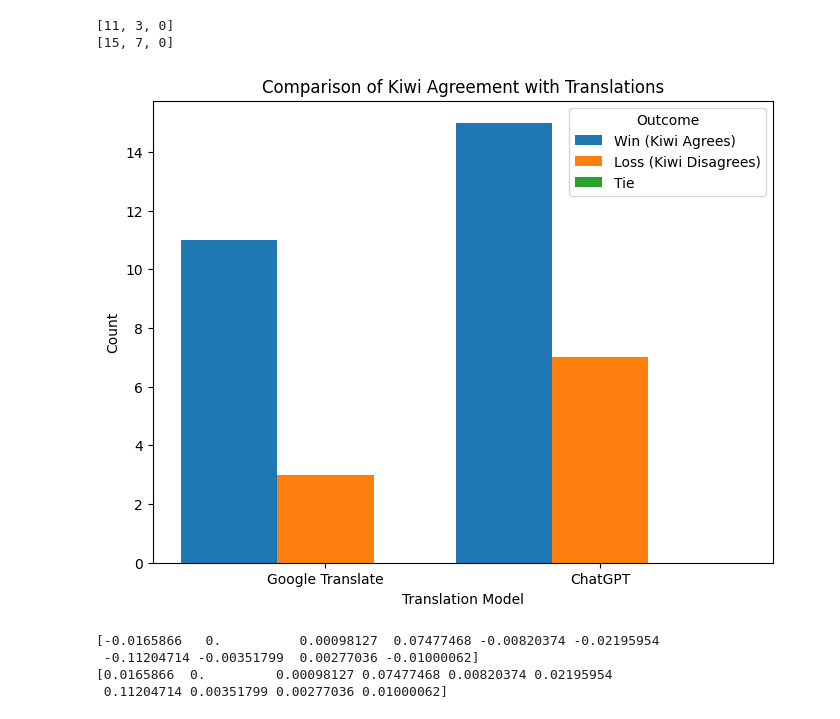
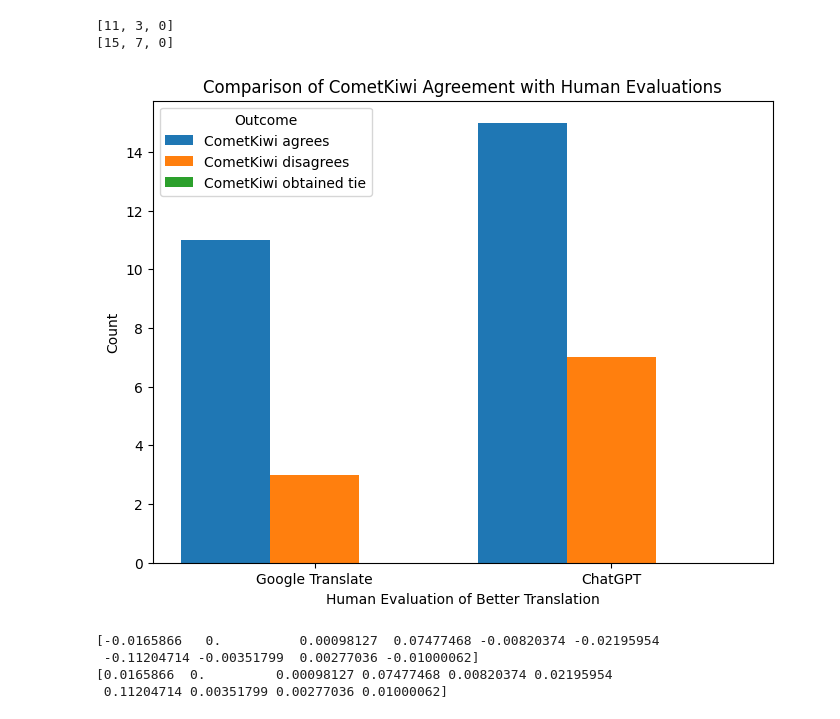
Before and after one commit to antoinevilain001/translation_thesis, a Jupyter notebook: translation_analysis/analysis1/analysis_app_data.ipynb, the cells around one changed output. Saved outputs shown, nothing was run; the diff lists cells and outputs as text; code cells hidden in the pictures.

```diff
--- a/translation_analysis/analysis1/analysis_app_data.ipynb
+++ b/translation_analysis/analysis1/analysis_app_data.ipynb
@@ -217,34 +217,34 @@ print(translation2_chatGPT) #[15, 7, 0]
 # %%
 # Labels for models
 models = ["Google Translate", "ChatGPT"]
-categories = ["Win (Kiwi Agrees)", "Loss (Kiwi Disagrees)", "Tie"]
+categories = ["CometKiwi agrees", "CometKiwi disagrees", "CometKiwi obtained tie"]
 
 # Bar width and positions
 bar_width = 0.30
 x = np.arange(len(models))  # Positions for the two bars in each group
 
 # Create the bar plot
 fig, ax = plt.subplots(figsize=(8, 6))
 
 # Loop through each category and plot bars
 for i in range(len(categories)):
     ax.bar(x + i * bar_width, [translation1_googletranslate[i], translation2_chatGPT[i]], bar_width, label=categories[i])
 
 # Labels and title
-ax.set_xlabel("Translation Model")
+ax.set_xlabel("Human Evaluation of Better Translation")
 ax.set_ylabel("Count")
-ax.set_title("Comparison of Kiwi Agreement with Translations")
+ax.set_title("Comparison of CometKiwi Agreement with Human Evaluations")
 ax.set_xticks(x + bar_width)  # Center labels under bars
 ax.set_xticklabels(models)
 
 # Add legend
 ax.legend(title="Outcome")
 
 # Save and show
 plt.savefig("outputs/analysis_app_data/bar_graph.png", dpi=300, bbox_inches="tight")
 plt.show()
 # %% [output]
-[figure, old version]
+[figure, new version]
 # %%
 # got 7, 3, 0 and 12, 7, 0
 # so not very accurate but more often than not kiwi agrees with me
```
Also changed, not shown: parts of 3 cells of this notebook, 1 other file.
